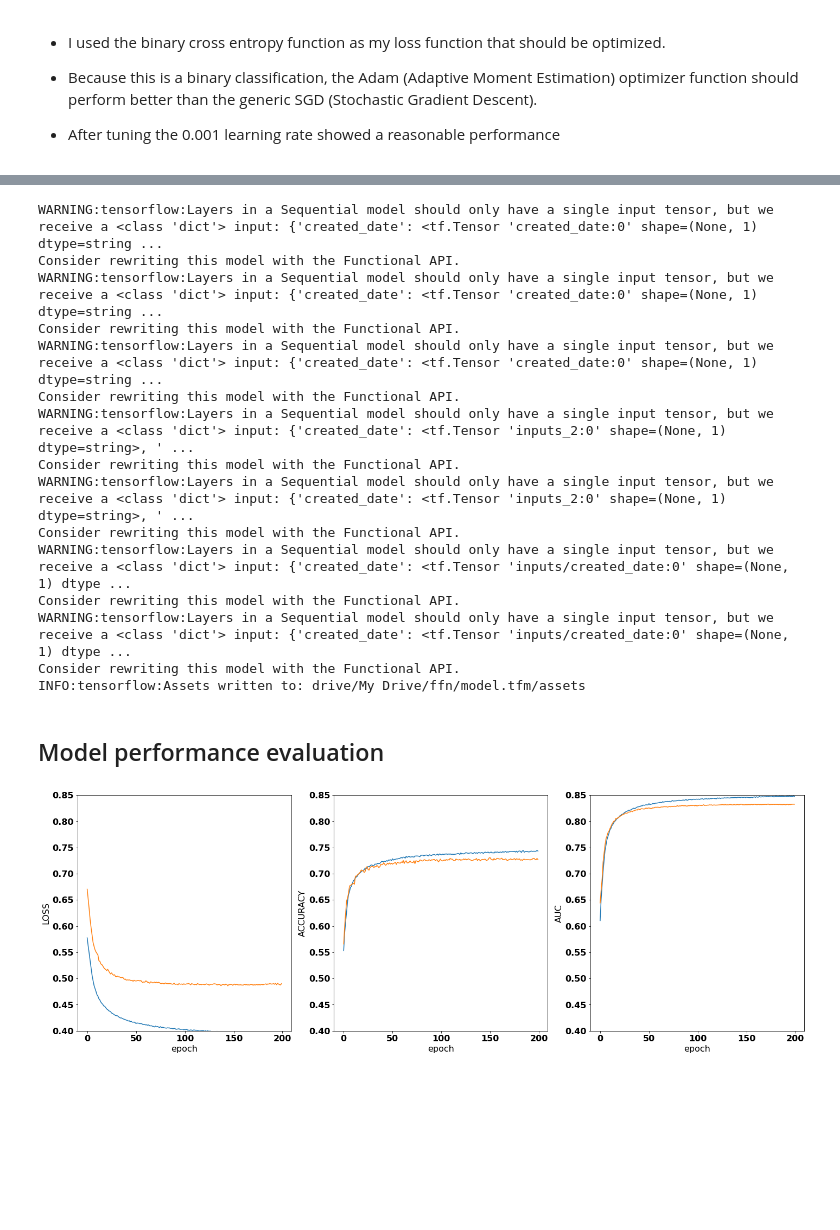
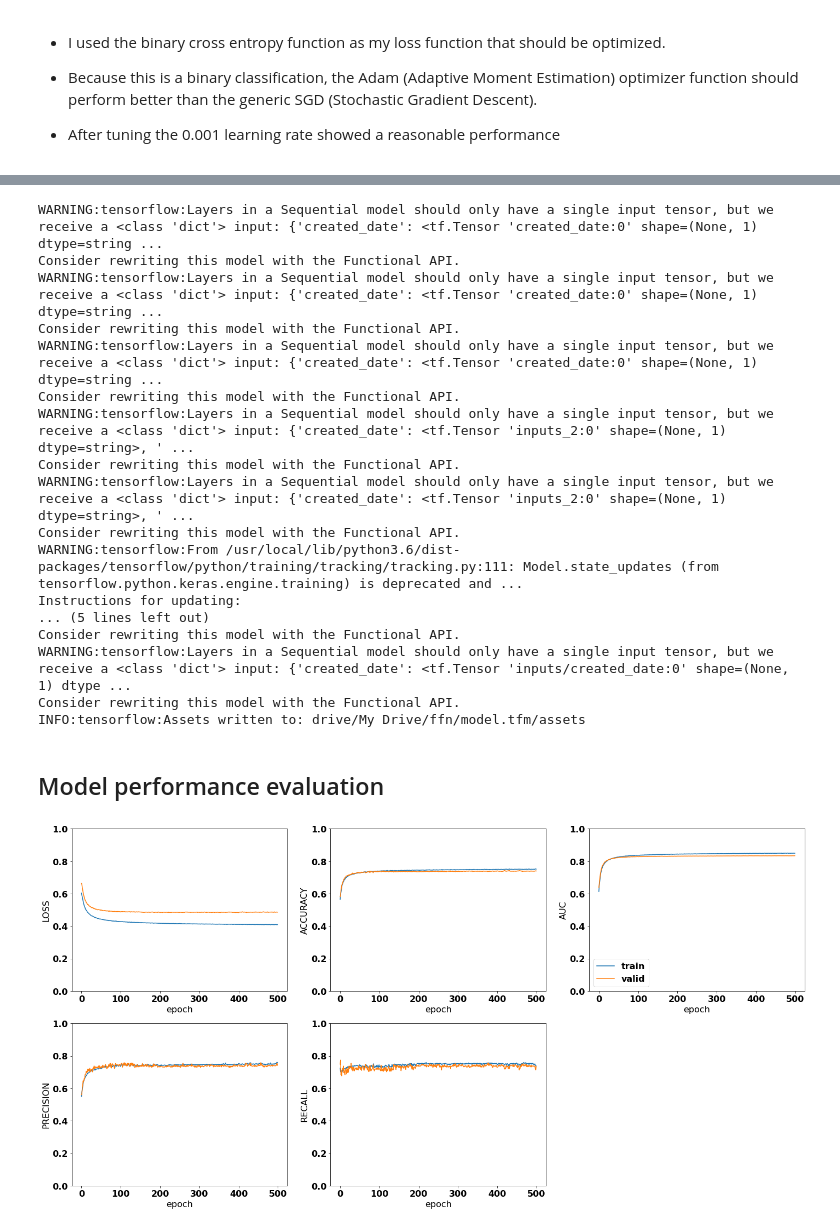
Before and after one commit to bnasr/FFN-CaseStudy, a Jupyter notebook: FFN_Case_Study.ipynb, the cells around one changed output, grey strips where cells are left out. Cells and saved outputs as stored; diff of their text form; code cells hidden in the pictures; blank space fills up the shorter version.

```diff
--- a/FFN_Case_Study.ipynb
+++ b/FFN_Case_Study.ipynb
@@ -222,7 +225,7 @@ To prepare the input data for the TensorFlow data pipeline, we need to put to in
 
 ---
 # %%
-def create_dataset(data, batch_size=1024):
+def create_dataset(data, batch_size=512):
   df = data.copy()
   labels = df.pop('is_activated')
 
@@ -287,7 +290,7 @@ for col_name in embeding_columns:
 # crossed columns
 campaign_state = feature_column.categorical_column_with_vocabulary_list('campaign_state', clicks.campaign_state.unique())
 location_in_query = feature_column.categorical_column_with_vocabulary_list('location_in_query', clicks.location_in_query.unique())
-state_location = feature_column.crossed_column([campaign_state, location_in_query], hash_bucket_size=500)
+state_location = feature_column.crossed_column([campaign_state, location_in_query], hash_bucket_size=100)
 feature_columns.append(feature_column.indicator_column(state_location))
 # %% [markdown]
 # Model
@@ -333,10 +336,10 @@ model.compile(optimizer = tf.keras.optimizers.Adam(learning_rate= 0.001),
               metrics = metrics)
 # %%
 class_weight = {1: 1,
-                0: 0.75}
+                0: 0.82}
 
 history = model.fit(train_data,
                     validation_data = val_data,
                     class_weight = class_weight,
-                    epochs=200)
+                    epochs=500)
 # %% [output]
@@ -378,7 +389,9 @@ WARNING:tensorflow:Layers in a Sequential model should only have a single input
 Consider rewriting this model with the Functional API.
 WARNING:tensorflow:Layers in a Sequential model should only have a single input tensor, but we receive a <class 'dict'> input: {'created_date': <tf.Tensor 'inputs_2:0' shape=(None, 1) dtype=string>, ' ...
 Consider rewriting this model with the Functional API.
-WARNING:tensorflow:Layers in a Sequential model should only have a single input tensor, but we receive a <class 'dict'> input: {'created_date': <tf.Tensor 'inputs/created_date:0' shape=(None, 1) dtype ...
+WARNING:tensorflow:From /usr/local/lib/python3.6/dist-packages/tensorflow/python/training/tracking/tracking.py:111: Model.state_updates (from tensorflow.python.keras.engine.training) is deprecated and ...
+Instructions for updating:
+... (5 lines left out)
 Consider rewriting this model with the Functional API.
 WARNING:tensorflow:Layers in a Sequential model should only have a single input tensor, but we receive a <class 'dict'> input: {'created_date': <tf.Tensor 'inputs/created_date:0' shape=(None, 1) dtype ...
 Consider rewriting this model with the Functional API.
@@ -388,26 +401,26 @@ INFO:tensorflow:Assets written to: drive/My Drive/ffn/model.tfm/assets
 # %%
 # load plotting modules
 import matplotlib
 import matplotlib.pyplot as plt
 
 # setting fonts for axes
-matplotlib.rcParams['figure.figsize'] = [24, 8] # width and height of figures
+matplotlib.rcParams['figure.figsize'] = [24, 12] # width and height of figures
 
 font = {'family' : 'DejaVu Sans', # font
         'weight' : 'bold',
         'size'   : 16}
 matplotlib.rc('font', **font)
 
 colors = plt.rcParams['axes.prop_cycle'].by_key()['color']
 
-for n, metric in enumerate(metrics_names[0:3]):
+for n, metric in enumerate(metrics_names[0:5]):
     name = metric.replace("_"," ").upper()
-    plt.subplot(1,3,n+1)
+    plt.subplot(2,3,n+1)
     plt.plot(history.epoch,  history.history[metric], color=colors[0], label='train')
     plt.plot(history.epoch, history.history['val_'+metric], color=colors[1], linestyle="-", label='valid')
     plt.xlabel('epoch')
     plt.ylabel(name)
-    plt.ylim([0.4,0.85])
-    if metric == 'recall': plt.legend()
+    plt.ylim([0,1])
+    if metric == 'auc': plt.legend()
 # %% [output]
-[figure, old version]
+[figure, new version]
```
Also changed, not shown: parts of 4 cells of this notebook, 1 other file.
